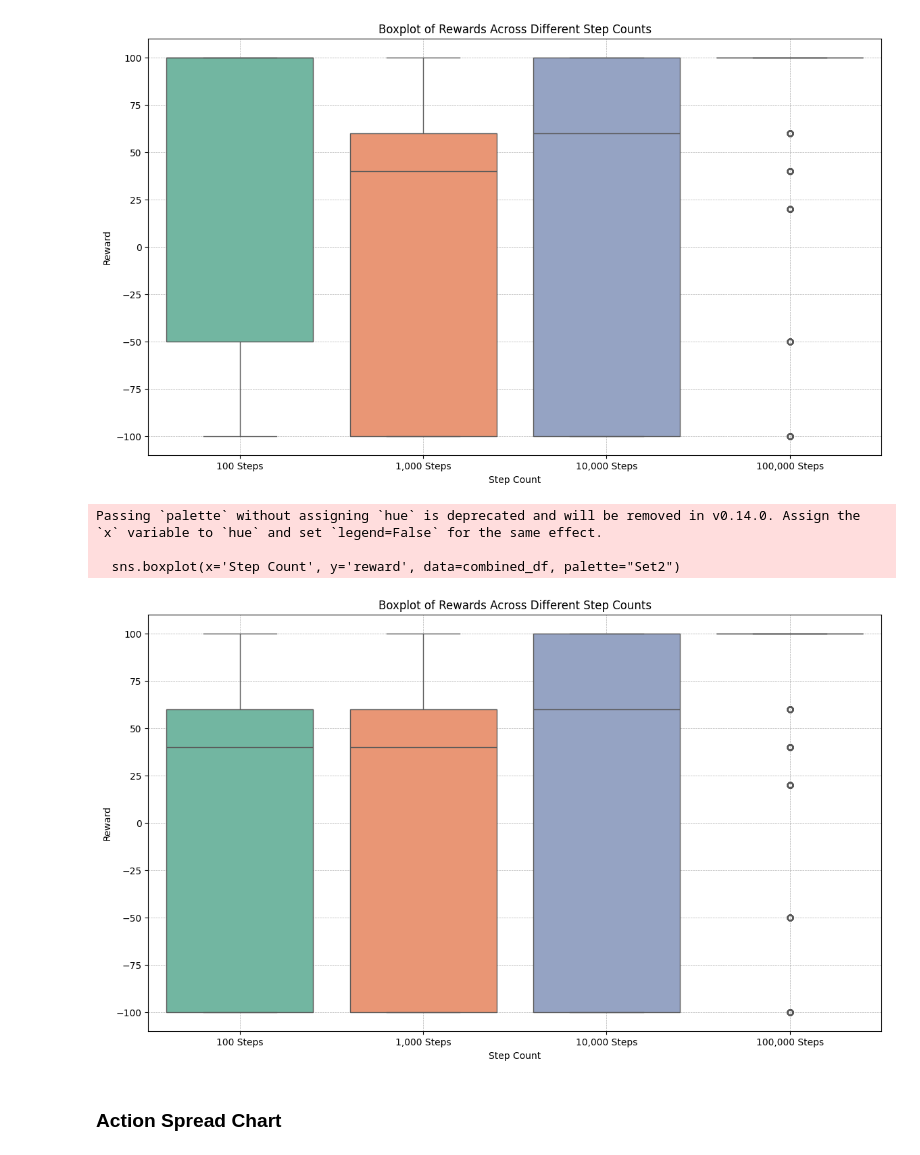
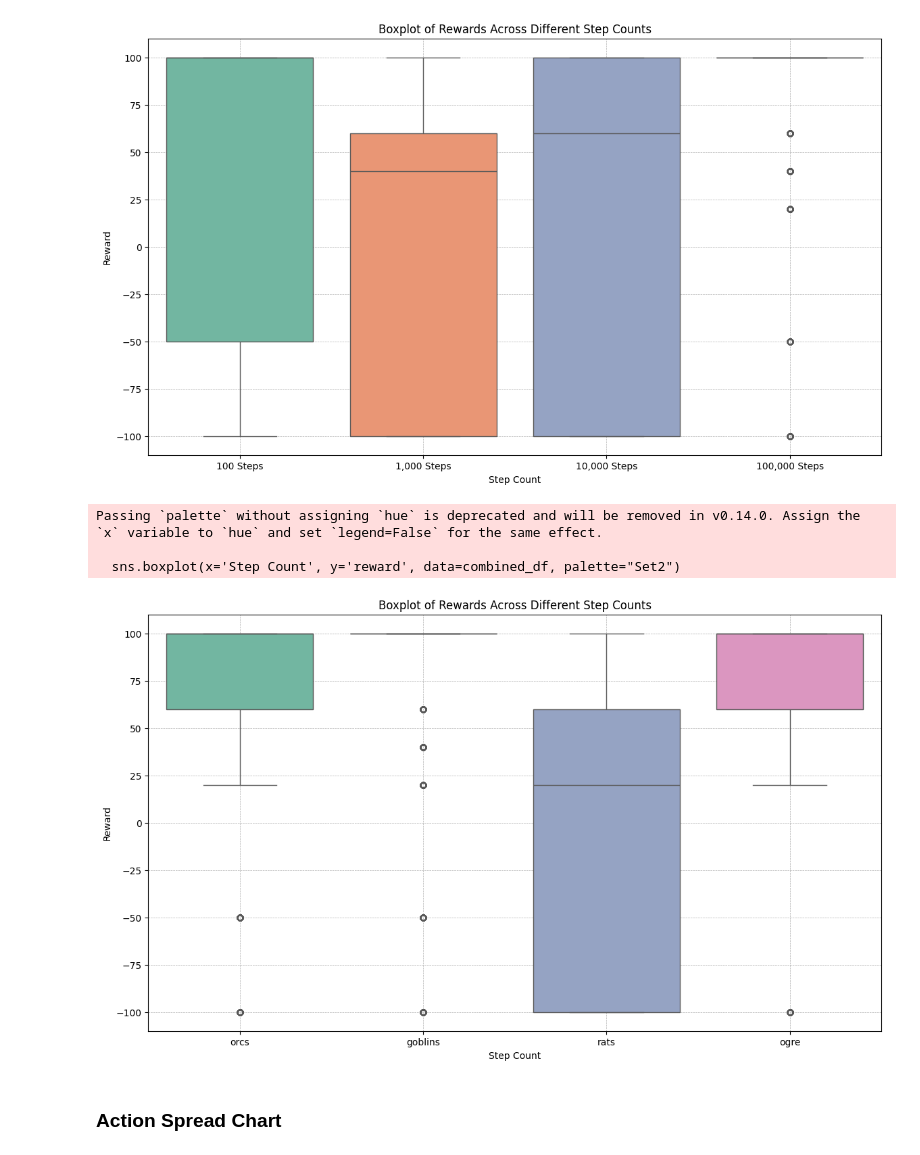
Before and after one commit to W0M34T/master_project, a Jupyter notebook: ma.ipynb, the cells around one changed output. Drawn from its saved outputs; the diff is of its cells as text; code cells hidden in the pictures.

```diff
--- a/ma.ipynb
+++ b/ma.ipynb
@@ -366,38 +366,38 @@ import pandas as pd
 import seaborn as sns
 import matplotlib.pyplot as plt
 import numpy as np
 
 # Define file paths (replace with your actual file paths)
 files = {
-    '100 Steps': 'data/sarl_1_000.csv',
-    '1,000 Steps': 'data/sarl_1_000.csv',
-    '10,000 Steps': 'data/sarl_10_000.csv',
-    '100,000 Steps': 'data/sarl_100_000.csv'
+    "orcs": 'data/marl_orcs2.csv',
+    "goblins": 'data/marl_100_000.csv',
+    "rats": 'data/marl_rats.csv',
+    "ogre": 'data/marl_ogre.csv'
 }
 
 # Read the data and append step count information
 dataframes = []
 for label, file_path in files.items():
     df = pd.read_csv(file_path)
     df['Step Count'] = label
     dataframes.append(df)
 
 # Concatenate all DataFrames
 combined_df = pd.concat(dataframes, ignore_index=True)
 
 # Create the boxplot
 plt.figure(figsize=(14, 8))
 sns.boxplot(x='Step Count', y='reward', data=combined_df, palette="Set2")
 plt.title('Boxplot of Rewards Across Different Step Counts')
 plt.xlabel('Step Count')
 plt.ylabel('Reward')
 plt.grid(True, linestyle='--', linewidth=0.5)
 plt.show()
 # %% [output]
 Passing `palette` without assigning `hue` is deprecated and will be removed in v0.14.0. Assign the `x` variable to `hue` and set `legend=False` for the same effect.
 
   sns.boxplot(x='Step Count', y='reward', data=combined_df, palette="Set2")
-[figure, old version]
+[figure, new version]
 # %% [markdown]
 ### Action Spread Chart
 # %%
```
Also changed, not shown: parts of 2 cells of this notebook, 45 other files.
